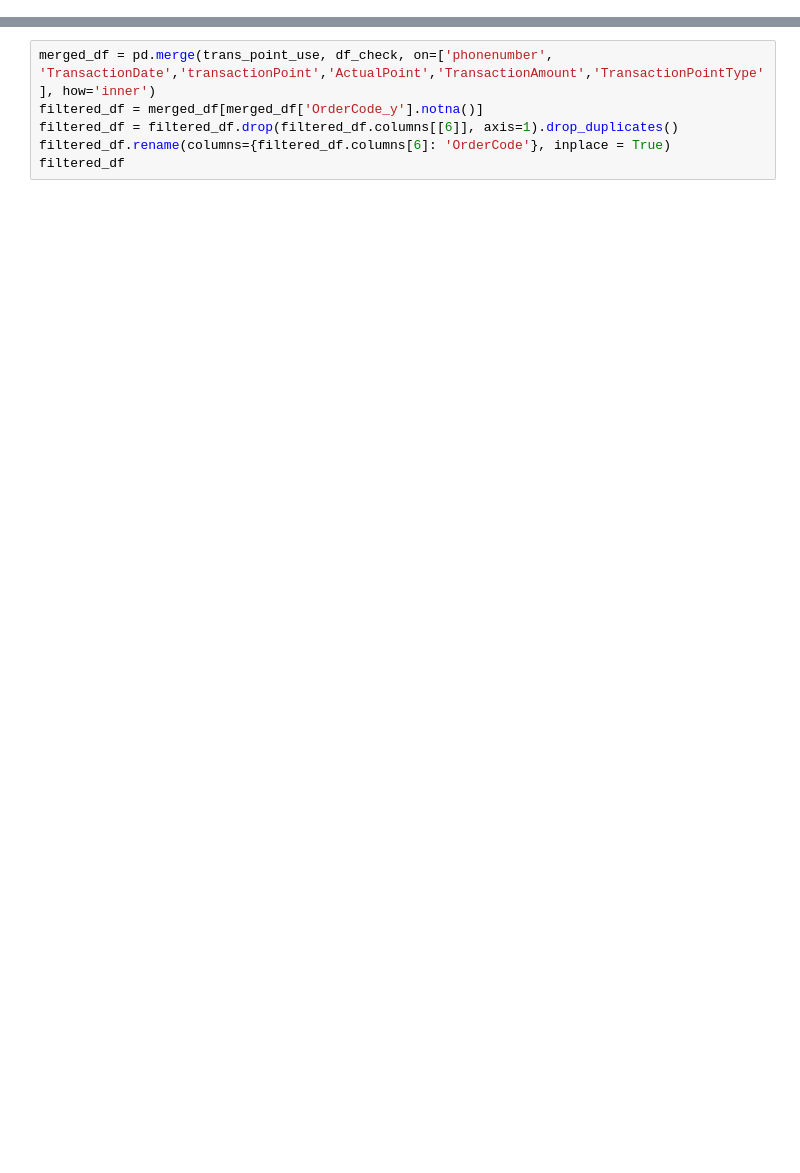
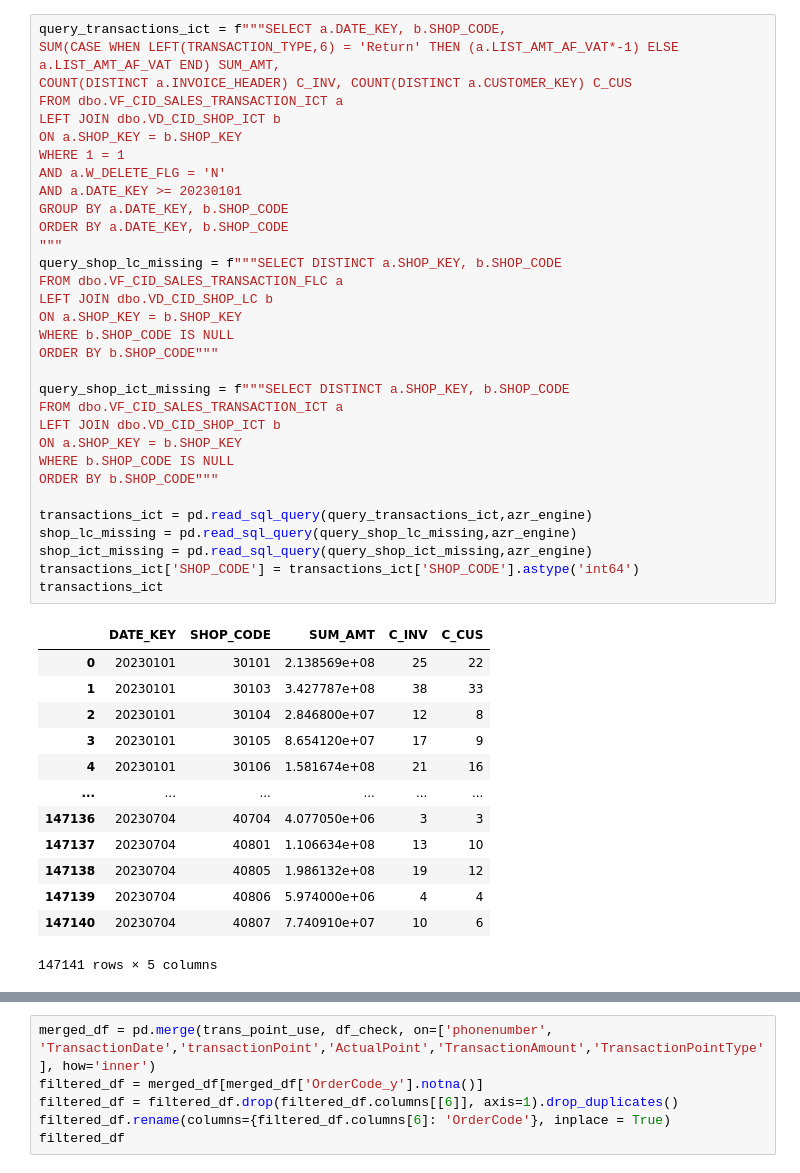
Before and after one commit to vhctruc/CHECK_DATA, a Jupyter notebook: Check_Data.ipynb, the cells around one changed output, grey strips where cells are left out. Cells and saved outputs as stored; diff of their text form; blank space fills up the shorter version.

```diff
--- a/Check_Data.ipynb
+++ b/Check_Data.ipynb
@@ -221,0 +155,46 @@ trans_point_use
+# %%
+query_transactions_ict = f"""SELECT a.DATE_KEY, b.SHOP_CODE,
+SUM(CASE WHEN LEFT(TRANSACTION_TYPE,6) = 'Return' THEN (a.LIST_AMT_AF_VAT*-1) ELSE a.LIST_AMT_AF_VAT END) SUM_AMT,
+COUNT(DISTINCT a.INVOICE_HEADER) C_INV, COUNT(DISTINCT a.CUSTOMER_KEY) C_CUS
+FROM dbo.VF_CID_SALES_TRANSACTION_ICT a
+LEFT JOIN dbo.VD_CID_SHOP_ICT b
+ON a.SHOP_KEY = b.SHOP_KEY
+WHERE 1 = 1
+AND a.W_DELETE_FLG = 'N'
+AND a.DATE_KEY >= 20230101
+GROUP BY a.DATE_KEY, b.SHOP_CODE
+ORDER BY a.DATE_KEY, b.SHOP_CODE
+"""
+query_shop_lc_missing = f"""SELECT DISTINCT a.SHOP_KEY, b.SHOP_CODE
+FROM dbo.VF_CID_SALES_TRANSACTION_FLC a
+LEFT JOIN dbo.VD_CID_SHOP_LC b
+ON a.SHOP_KEY = b.SHOP_KEY
+WHERE b.SHOP_CODE IS NULL
+ORDER BY b.SHOP_CODE"""
+
+query_shop_ict_missing = f"""SELECT DISTINCT a.SHOP_KEY, b.SHOP_CODE
+FROM dbo.VF_CID_SALES_TRANSACTION_ICT a
+LEFT JOIN dbo.VD_CID_SHOP_ICT b
+ON a.SHOP_KEY = b.SHOP_KEY
+WHERE b.SHOP_CODE IS NULL
+ORDER BY b.SHOP_CODE"""
+
+transactions_ict = pd.read_sql_query(query_transactions_ict,azr_engine)
+shop_lc_missing = pd.read_sql_query(query_shop_lc_missing,azr_engine)
+shop_ict_missing = pd.read_sql_query(query_shop_ict_missing,azr_engine)
+transactions_ict['SHOP_CODE'] = transactions_ict['SHOP_CODE'].astype('int64')
+transactions_ict
+# %% [output]
+|  | DATE_KEY | SHOP_CODE | SUM_AMT | C_INV | C_CUS |
+| 0 | 20230101 | 30101 | 2.138569e+08 | 25 | 22 |
+| 1 | 20230101 | 30103 | 3.427787e+08 | 38 | 33 |
+| 2 | 20230101 | 30104 | 2.846800e+07 | 12 | 8 |
+| 3 | 20230101 | 30105 | 8.654120e+07 | 17 | 9 |
+| 4 | 20230101 | 30106 | 1.581674e+08 | 21 | 16 |
+| ... | ... | ... | ... | ... | ... |
+| 147136 | 20230704 | 40704 | 4.077050e+06 | 3 | 3 |
+| 147137 | 20230704 | 40801 | 1.106634e+08 | 13 | 10 |
+| 147138 | 20230704 | 40805 | 1.986132e+08 | 19 | 12 |
+| 147139 | 20230704 | 40806 | 5.974000e+06 | 4 | 4 |
+| 147140 | 20230704 | 40807 | 7.740910e+07 | 10 | 6 |
+147141 rows × 5 columns
```
Also changed, not shown: parts of 41 cells of this notebook.
